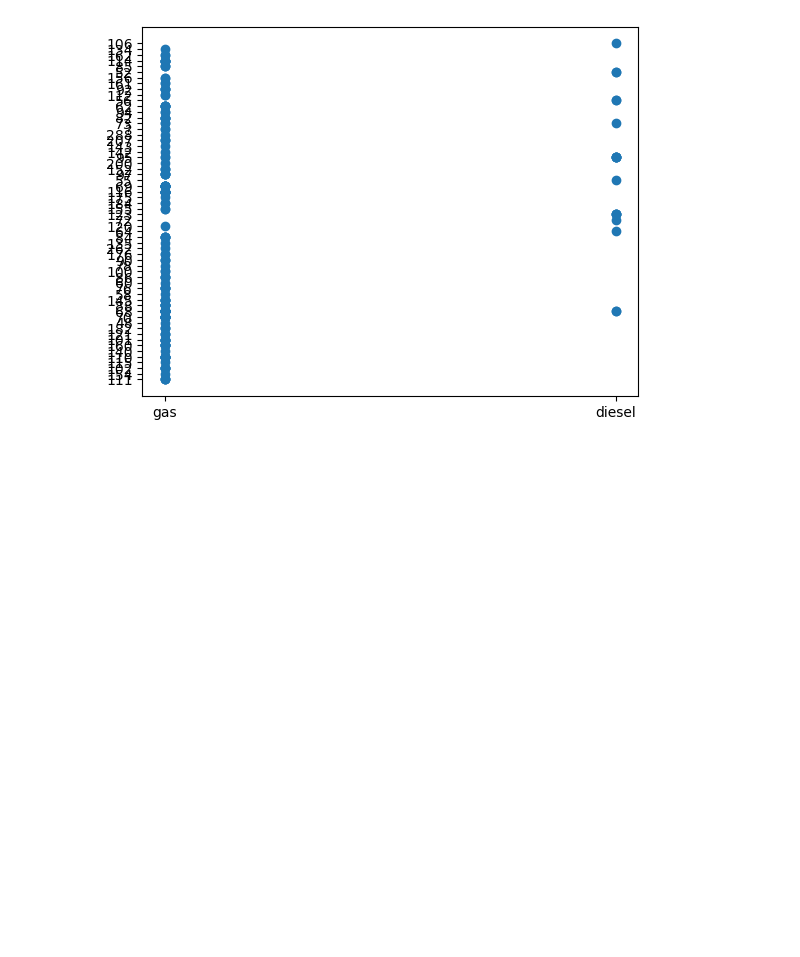
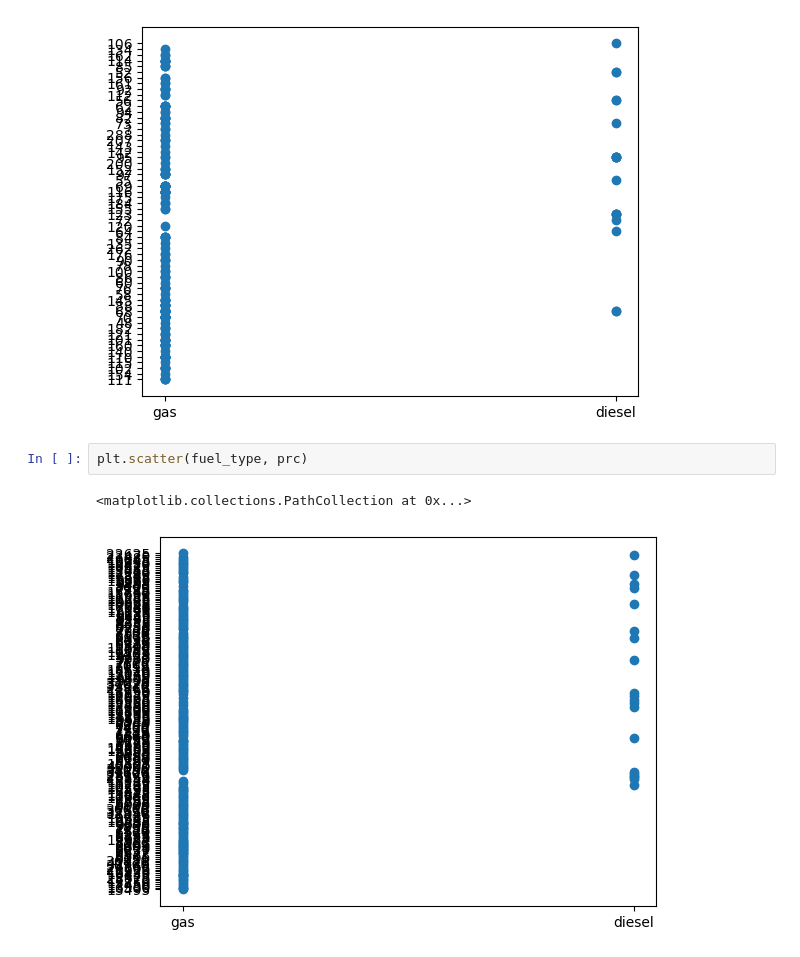
Before and after one commit to chaudhary-dotcom/Python-Beginning-, a Jupyter notebook: eda6.ipynb, the cells around one changed output. Saved outputs shown, nothing was run; the diff lists cells and outputs as text; blank space fills up the shorter version.

```diff
--- a/eda6.ipynb
+++ b/eda6.ipynb
@@ -185,3 +185,8 @@ plt.scatter(fuel_type, horse_power)
 # %% [output]
 <matplotlib.collections.PathCollection at 0x...>
 [figure]
+# %%
+plt.scatter(fuel_type, prc)
+# %% [output]
+<matplotlib.collections.PathCollection at 0x...>
+[figure, added]
```
